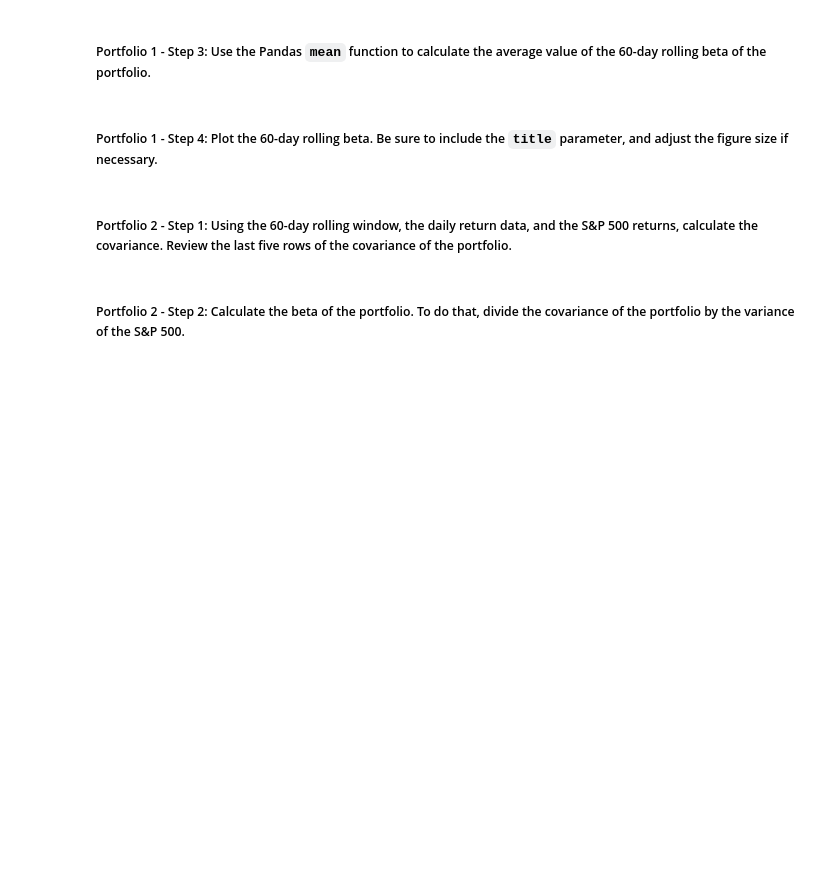
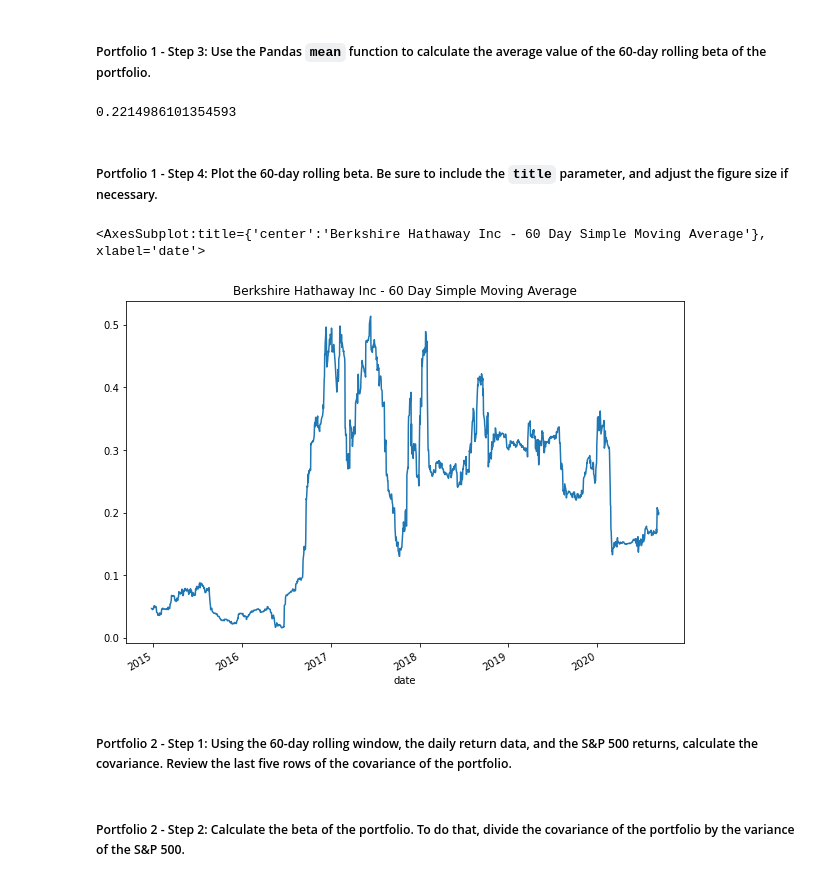
Before and after one commit to Nia-Robinson/risk-return-analysis, a Jupyter notebook: risk_return_analysis.ipynb, the cells around one changed output. Saved outputs shown, nothing was run; the diff lists cells and outputs as text; code cells hidden in the pictures; blank space fills up the shorter version.

Commit message:
Calculated the covariance, beta, and the 60-day simple moving average for Berkshire Hathaway Inc.

```diff
--- a/risk_return_analysis.ipynb
+++ b/risk_return_analysis.ipynb
@@ -357,4 +357,5 @@ Your analysis is nearing completion. Now, you need to evaluate how the portfolio
 #### Use the Pandas `var` function to calculate the variance of the S&P 500 by using a 60-day rolling window. Visualize the last five rows of the variance of the S&P 500.
 # %%
 # Calculate the variance of the S&P 500 using a rolling 60-day window.
-# YOUR CODE HERE
+rolling_variance = daily_returns['S&P 500'].rolling(window=60).var()
+rolling_variance.tail()
@@ -373,4 +382,5 @@ Your analysis is nearing completion. Now, you need to evaluate how the portfolio
 # %%
 # Calculate the covariance using a 60-day rolling window
 # Review the last five rows of the covariance data
-# YOUR CODE HERE
+rolling_covariance = daily_returns['BERKSHIRE HATHAWAY INC'].rolling(window=60).cov(daily_returns['S&P 500'])
+rolling_covariance.tail()
@@ -379,4 +397,5 @@ Your analysis is nearing completion. Now, you need to evaluate how the portfolio
 # %%
 # Calculate the beta based on the 60-day rolling covariance compared to the market (S&P 500)
 # Review the last five rows of the beta information
-# YOUR CODE HERE
+rolling_berkshire_beta = rolling_covariance / rolling_variance
+rolling_berkshire_beta.tail()
@@ -384,13 +411,19 @@ Your analysis is nearing completion. Now, you need to evaluate how the portfolio
 ##### Portfolio 1 - Step 3: Use the Pandas `mean` function to calculate the average value of the 60-day rolling beta of the portfolio.
 # %%
 # Calculate the average of the 60-day rolling beta
-# YOUR CODE HERE
+average_rolling_berkshire_beta = rolling_berkshire_beta.mean()
+average_rolling_berkshire_beta
+# %% [output]
+0.2214986101354593
 # %% [markdown]
 ##### Portfolio 1 - Step 4: Plot the 60-day rolling beta. Be sure to include the `title` parameter, and adjust the figure size if necessary.
 # %%
 # Plot the rolling beta
 # Include a title parameter and adjust the figure size
-# YOUR CODE HERE
+rolling_berkshire_beta.plot(figsize=(10,7), title="Berkshire Hathaway Inc - 60 Day Simple Moving Average")
+# %% [output]
+<AxesSubplot:title={'center':'Berkshire Hathaway Inc - 60 Day Simple Moving Average'}, xlabel='date'>
+[figure, added]
 # %% [markdown]
 ##### Portfolio 2 - Step 1: Using the 60-day rolling window, the daily return data, and the S&P 500 returns, calculate the covariance. Review the last five rows of the covariance of the portfolio.
 # %%
```
Also changed, not shown: parts of 3 cells of this notebook.
